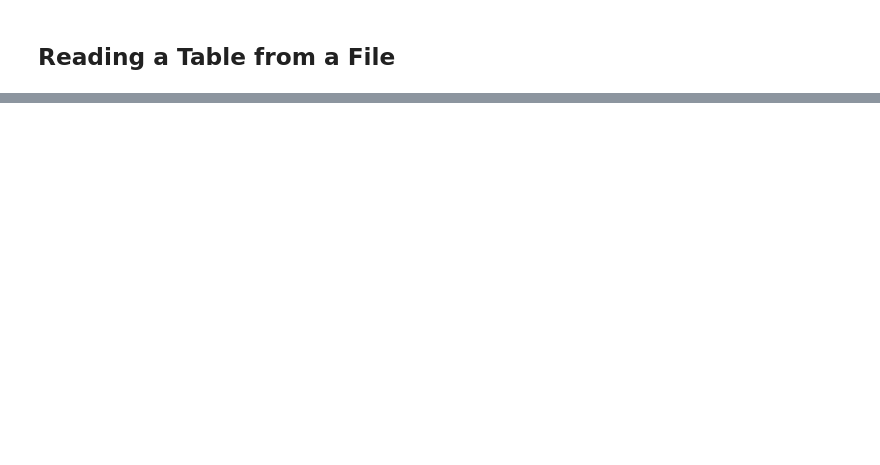
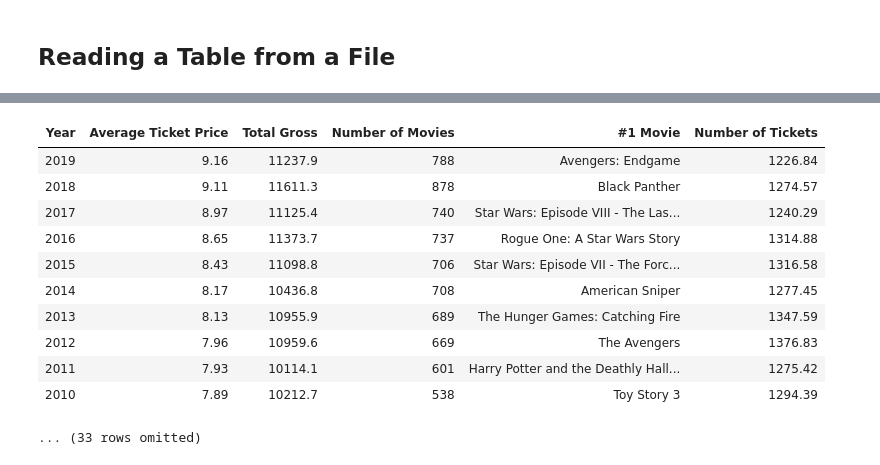
Before and after one commit to AUP-CS2065/lecture, a Jupyter notebook: lec03.ipynb, the cells around one changed output, grey strips where cells are left out. Saved outputs shown, nothing was run; the diff lists cells and outputs as text; code cells hidden in the pictures; blank space fills up the shorter version.

```diff
--- a/lec03.ipynb
+++ b/lec03.ipynb
@@ -127,0 +266,16 @@ du_bois.column('FOOD')
+# %%
+movies_with_tickets_number = movies.with_column("Number of Tickets", movies.column(2) / movies.column(1))
+movies_with_tickets_number
+# %% [output]
+| Year | Average Ticket Price | Total Gross | Number of Movies | #1 Movie | Number of Tickets |
+| 2019 | 9.16 | 11237.9 | 788 | Avengers: Endgame | 1226.84 |
+| 2018 | 9.11 | 11611.3 | 878 | Black Panther | 1274.57 |
+| 2017 | 8.97 | 11125.4 | 740 | Star Wars: Episode VIII - The Las... | 1240.29 |
+| 2016 | 8.65 | 11373.7 | 737 | Rogue One: A Star Wars Story | 1314.88 |
+| 2015 | 8.43 | 11098.8 | 706 | Star Wars: Episode VII - The Forc... | 1316.58 |
+| 2014 | 8.17 | 10436.8 | 708 | American Sniper | 1277.45 |
+| 2013 | 8.13 | 10955.9 | 689 | The Hunger Games: Catching Fire | 1347.59 |
+| 2012 | 7.96 | 10959.6 | 669 | The Avengers | 1376.83 |
+| 2011 | 7.93 | 10114.1 | 601 | Harry Potter and the Deathly Hall... | 1275.42 |
+| 2010 | 7.89 | 10212.7 | 538 | Toy Story 3 | 1294.39 |
+... (33 rows omitted)
```
Also changed, not shown: parts of 49 cells of this notebook, 1 other file.
